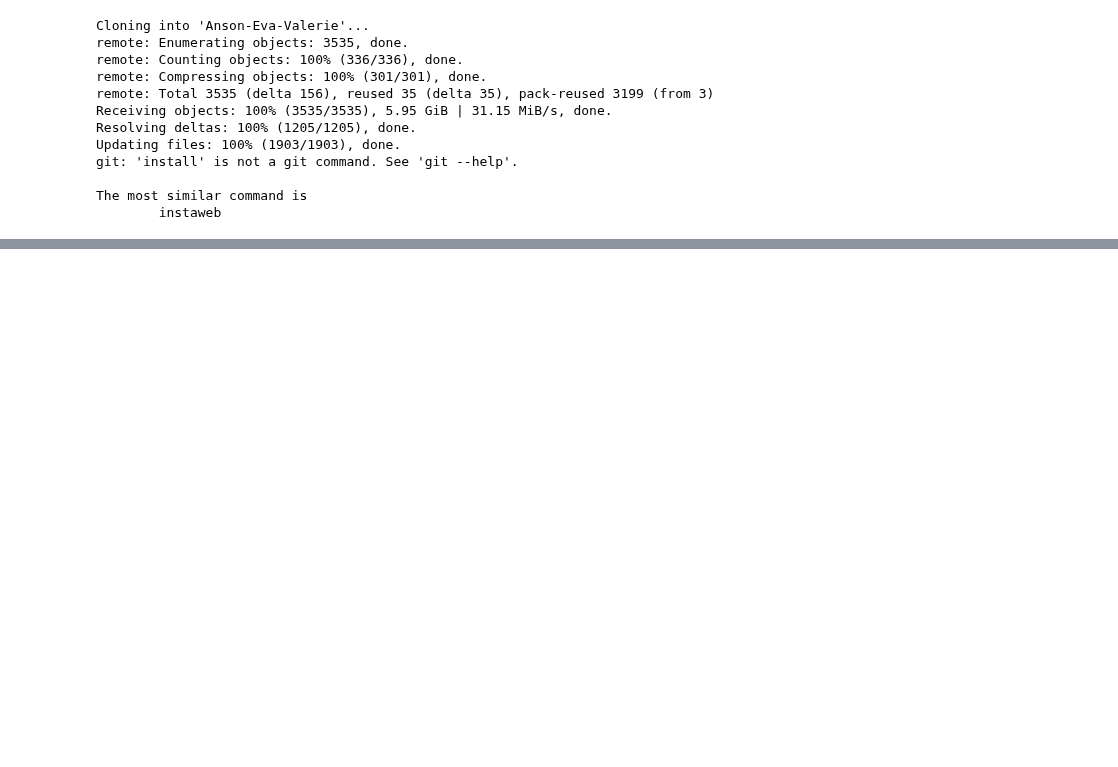
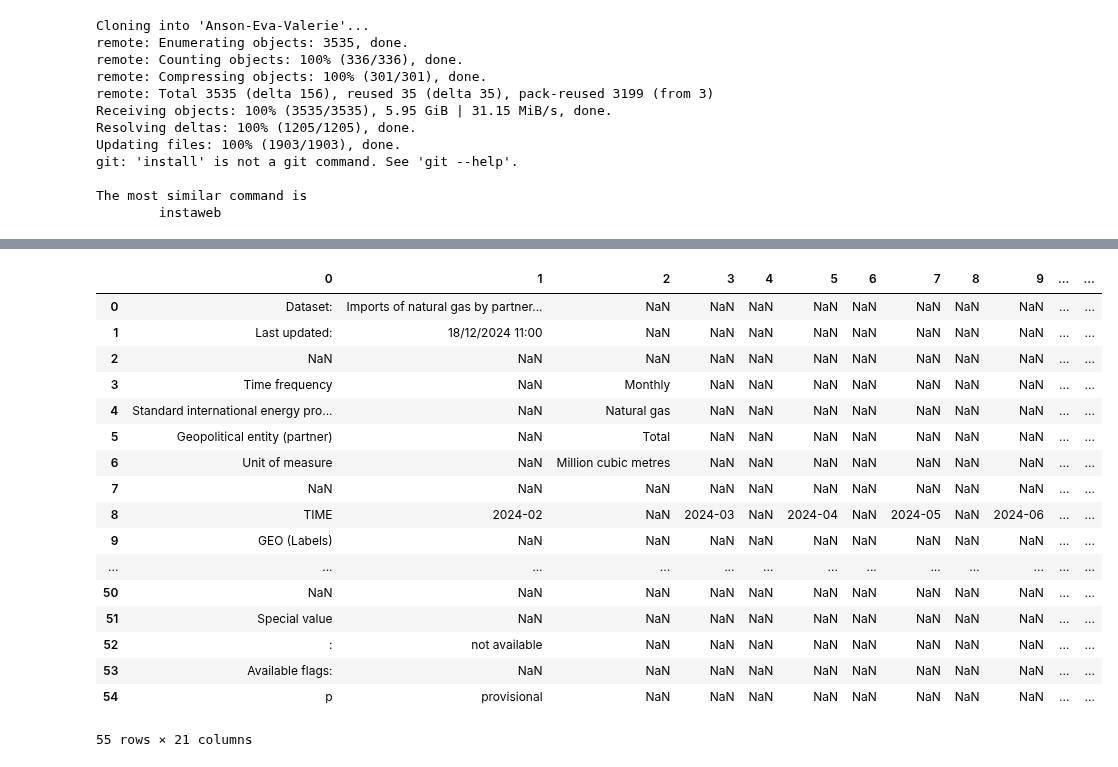
Before and after one commit to Anson422/Anson-Eva-Valerie, a Jupyter notebook: Stacked Bar Chart/EU_import_RU_gas.ipynb, the cells around one changed output, grey strips where cells are left out. Saved outputs shown, nothing was run; the diff lists cells and outputs as text; code cells hidden in the pictures; blank space fills up the shorter version.

```diff
--- a/Stacked Bar Chart/EU_import_RU_gas.ipynb
+++ b/Stacked Bar Chart/EU_import_RU_gas.ipynb
@@ -104,0 +144,10 @@ Slovakia_data
+# %%
+Total_value.columns = range(len(Total_value.columns))
+S_total_values = Total_value.loc[35]
+S_total_dates = Total_value.loc[8]
+S_total_data = pd.concat([S_total_dates, S_total_values], axis=1)
+S_total_data.columns = S_total_data.iloc[0]
+S_total_data = S_total_data[1:]
+S_total_data = S_total_data.iloc[:17:2]
+S_total_data.index = range(len(S_total_data.index))
+S_total_data
@@ -104,0 +165,21 @@ Slovakia_data
+# %%
+Total_value
+# %% [output]
+|  | 0 | 1 | 2 | 3 | 4 | 5 | 6 | 7 | 8 | 9 | ... | ... |
+| 0 | Dataset: | Imports of natural gas by partner... | NaN | NaN | NaN | NaN | NaN | NaN | NaN | NaN | ... | ... |
+| 1 | Last updated: | 18/12/2024 11:00 | NaN | NaN | NaN | NaN | NaN | NaN | NaN | NaN | ... | ... |
+| 2 | NaN | NaN | NaN | NaN | NaN | NaN | NaN | NaN | NaN | NaN | ... | ... |
+| 3 | Time frequency | NaN | Monthly | NaN | NaN | NaN | NaN | NaN | NaN | NaN | ... | ... |
+| 4 | Standard international energy pro... | NaN | Natural gas | NaN | NaN | NaN | NaN | NaN | NaN | NaN | ... | ... |
+| 5 | Geopolitical entity (partner) | NaN | Total | NaN | NaN | NaN | NaN | NaN | NaN | NaN | ... | ... |
+| 6 | Unit of measure | NaN | Million cubic metres | NaN | NaN | NaN | NaN | NaN | NaN | NaN | ... | ... |
+| 7 | NaN | NaN | NaN | NaN | NaN | NaN | NaN | NaN | NaN | NaN | ... | ... |
+| 8 | TIME | 2024-02 | NaN | 2024-03 | NaN | 2024-04 | NaN | 2024-05 | NaN | 2024-06 | ... | ... |
+| 9 | GEO (Labels) | NaN | NaN | NaN | NaN | NaN | NaN | NaN | NaN | NaN | ... | ... |
+| ... | ... | ... | ... | ... | ... | ... | ... | ... | ... | ... | ... | ... |
+| 50 | NaN | NaN | NaN | NaN | NaN | NaN | NaN | NaN | NaN | NaN | ... | ... |
+| 51 | Special value | NaN | NaN | NaN | NaN | NaN | NaN | NaN | NaN | NaN | ... | ... |
+| 52 | : | not available | NaN | NaN | NaN | NaN | NaN | NaN | NaN | NaN | ... | ... |
+| 53 | Available flags: | NaN | NaN | NaN | NaN | NaN | NaN | NaN | NaN | NaN | ... | ... |
+| 54 | p | provisional | NaN | NaN | NaN | NaN | NaN | NaN | NaN | NaN | ... | ... |
+55 rows × 21 columns
```
Also changed, not shown: parts of 6 cells of this notebook.
